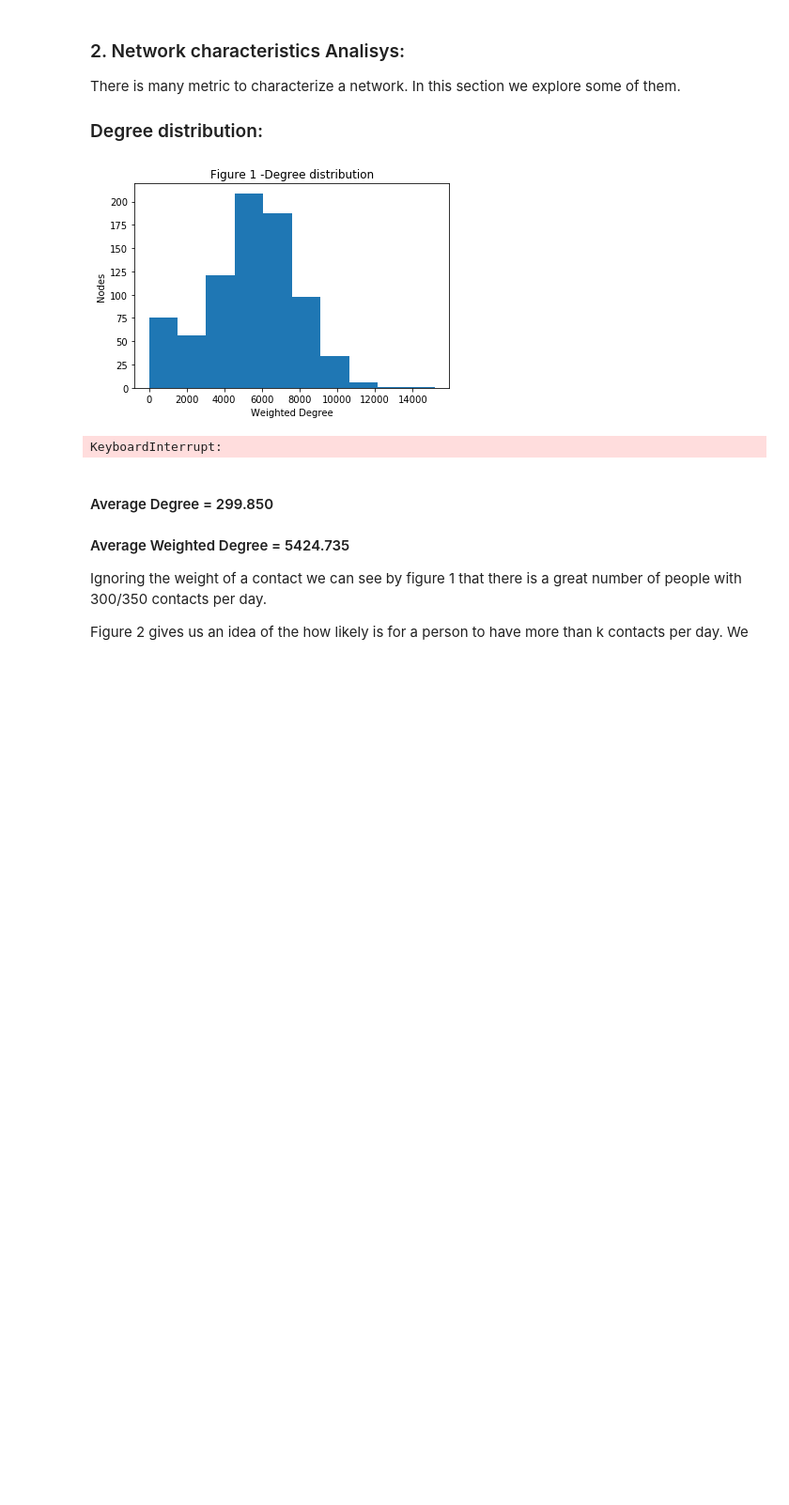
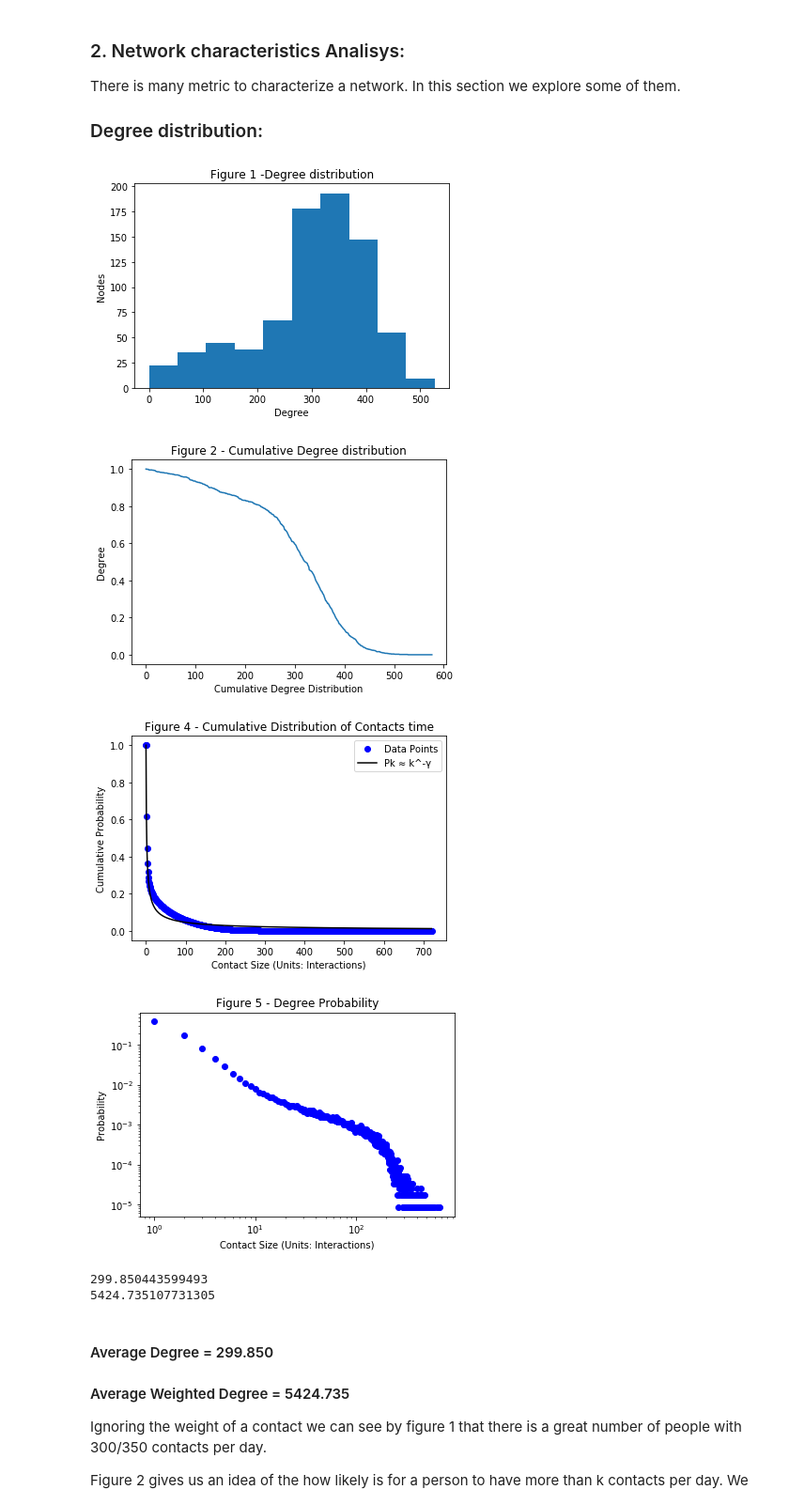
Before and after one commit to RicardoRei/Complex-Networks-17-18, a Jupyter notebook: proj.ipynb, the cells around one changed output. Shown at 94% size. Cells and saved outputs as stored; diff of their text form; code cells hidden in the pictures; blank space fills up the shorter version.

Commit message:
degree and APL

```diff
--- a/proj.ipynb
+++ b/proj.ipynb
@@ -137,11 +137,11 @@ import matplotlib.pyplot as plt
 """
     This Function receives the network graph and plots the degree histogram.
 """
-def plotWeightedDegreeHistogram(network):
-    degree = nx.degree(network, weight='weight')
+def plotDegreeHistogram(network):
+    degree = nx.degree(network)
     values = map(lambda x: x[1], degree)
     plt.hist(list(values))
-    plt.xlabel("Weighted Degree")
+    plt.xlabel("Degree")
     plt.ylabel("Nodes")
     plt.title("Figure 1 -Degree distribution")
     plt.show()
@@ -151,8 +151,8 @@ def plotWeightedDegreeHistogram(network):
     This Function receives the network graph and plots the cumulative degree distribution.
     The Cumulative degree distribution cum_Pk represents the fraction of nodes with degree higher than k.
 """
-def plotWeightedDegreeCumulativeDist(network):
-    degree = nx.degree(network, weight='weight')
+def plotCumulativeDist(network):
+    degree = nx.degree(network)
     values = map(lambda x: x[1], degree)
     max_degree = max(values)
 
@@ -220,40 +220,43 @@ def plotSizeOfContactsLogScale(network):
     for (u,v,w) in network.edges(data='weight'):
         weights.append(w)
 
     max_size = max(weights)
     Pk = [0]*(max_size+10) # + 10 so we can see the limit going to zero.
     k_values = [0]*(max_size+10)
     for k in range(0, max_size+10):
         k_values[k] = k
         Pk[k] = len([i for i in weights if i == k]) / len(weights)
 
     plt.yscale('log')
     plt.xscale('log')
     plt.xlabel("Contact Size (Units: Interactions)")
     plt.ylabel("Probability")
     plt.title("Figure 5 - Degree Probability")
     plt.plot(k_values, Pk, 'bo')
     plt.show()
 
-
-plotWeightedDegreeHistogram(network=network) # figure 1
-#plotCumulativeDist(network=network) # figure 2
+plotDegreeHistogram(network=network) # figure 1
+plotCumulativeDist(network=network) # figure 2
 #plotDegreeProbability(network=network) #NOT WHATS IS EXPECTED.... Power Law? # figure 3
-#plotSizeOfContactsCumDist(network=network) # figure 4
-#plotSizeOfContactsLogScale(network=network) # figure 5
+plotSizeOfContactsCumDist(network=network) # figure 4
+plotSizeOfContactsLogScale(network=network) # figure 5
 
 degree = nx.degree(network)
 degree_values = list(map(lambda x: x[1], degree))
 average_degree = sum(degree_values)/len(degree_values)
 print (average_degree)
 
 degree = nx.degree(network, weight="weight")
 degree_values = list(map(lambda x: x[1], degree))
 average_weighted_degree = sum(degree_values)/len(degree_values)
 print (average_weighted_degree )
 # %% [output]
-[figure, old version]
+[figure, new version]
+[figure, added]
+[figure, added]
+[figure, added]
-KeyboardInterrupt:
+299.850443599493
+5424.735107731305
 # %% [markdown]
 ####  Average Degree  =  299.850
 #### Average Weighted Degree = 5424.735
```
Also changed, not shown: parts of 1 cell of this notebook.
